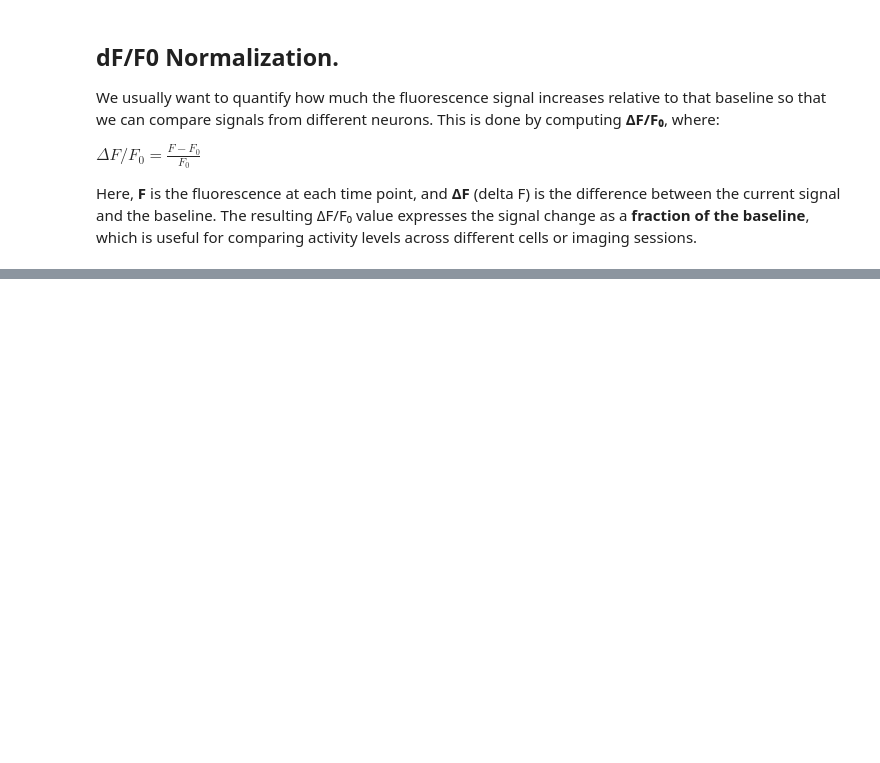
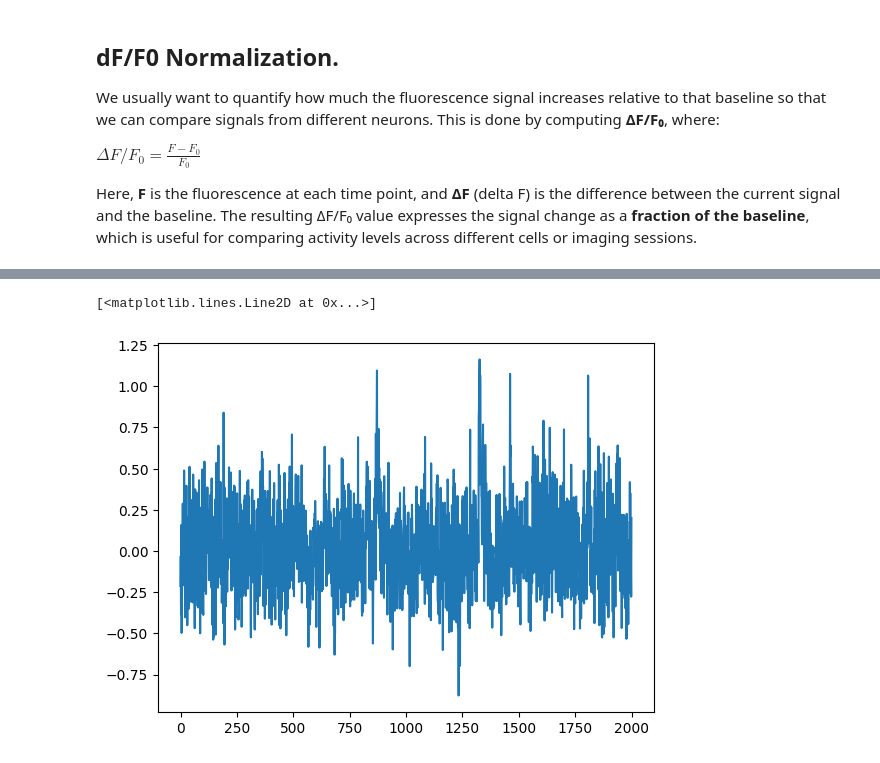
Before and after one commit to bkampa/intro-to-calcium-imaging-analysis-in-python-2025, a Jupyter notebook: day1/02. Single-Pixel Fluorescence in Calcium Imaging.ipynb, the cells around one changed output, grey strips where cells are left out. Saved outputs shown, nothing was run; the diff lists cells and outputs as text; code cells hidden in the pictures; blank space fills up the shorter version.

```diff
--- a/day1/02. Single-Pixel Fluorescence in Calcium Imaging.ipynb
+++ b/day1/02. Single-Pixel Fluorescence in Calcium Imaging.ipynb
@@ -439,13 +443,7 @@ plt.plot(df)
 # %%
 F0 = median_filter(cell1_corr_trace, 201)
 dff = (cell1_corr_trace - F0) / F0
-
-plt.subplot(311)
-plt.plot(cell1_corr_trace)
-plt.plot(F0, color='r')
-
-plt.subplot(312)
-plt.plot(cell1_corr_trace - F0)
-
-plt.subplot(313)
 plt.plot(dff)
+# %% [output]
+[<matplotlib.lines.Line2D at 0x...>]
+[figure, added]
```
Also changed, not shown: parts of 11 cells of this notebook.
